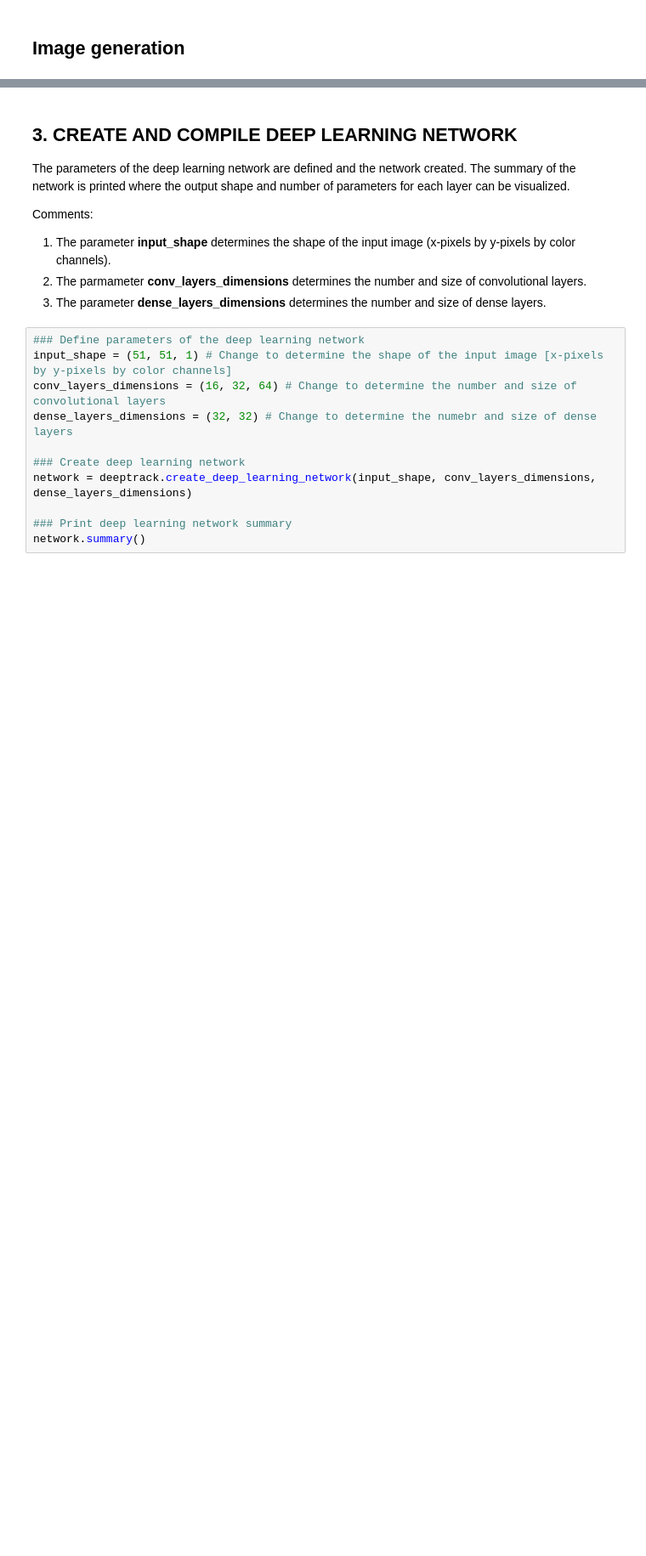
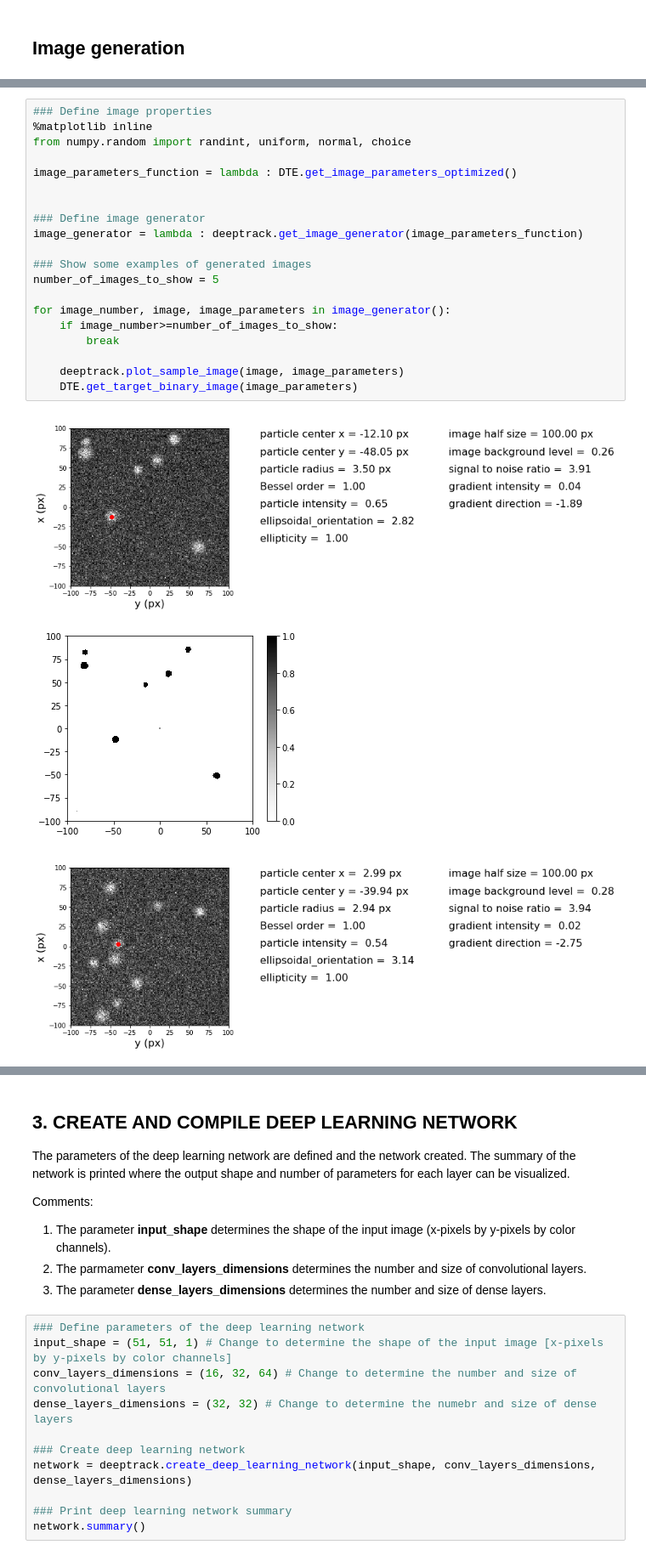
Before and after one commit to giovannivolpe/DeepTrack, a Jupyter notebook: DeepTrack 1.0/dev.ipynb, the cells around one changed output, grey strips where cells are left out. Shown: that part at 85% size. Drawn from its saved outputs; the diff is of its cells as text; blank space fills up the shorter version.

```diff
--- a/DeepTrack 1.0/dev.ipynb
+++ b/DeepTrack 1.0/dev.ipynb
@@ -94,0 +10,24 @@ for image_number, image, image_parameters in image_generator():
+# %%
+### Define image properties
+%matplotlib inline
+from numpy.random import randint, uniform, normal, choice
+
+image_parameters_function = lambda : DTE.get_image_parameters_optimized()
+
+
+### Define image generator
+image_generator = lambda : deeptrack.get_image_generator(image_parameters_function)
+
+### Show some examples of generated images
+number_of_images_to_show = 5
+
+for image_number, image, image_parameters in image_generator():
+    if image_number>=number_of_images_to_show:
+        break
+
+    deeptrack.plot_sample_image(image, image_parameters)
+    DTE.get_target_binary_image(image_parameters)
+# %% [output]
+[figure, added]
+[figure, added]
+[figure, added]
```
Also changed, not shown: parts of 4 cells of this notebook, 28 other files.
